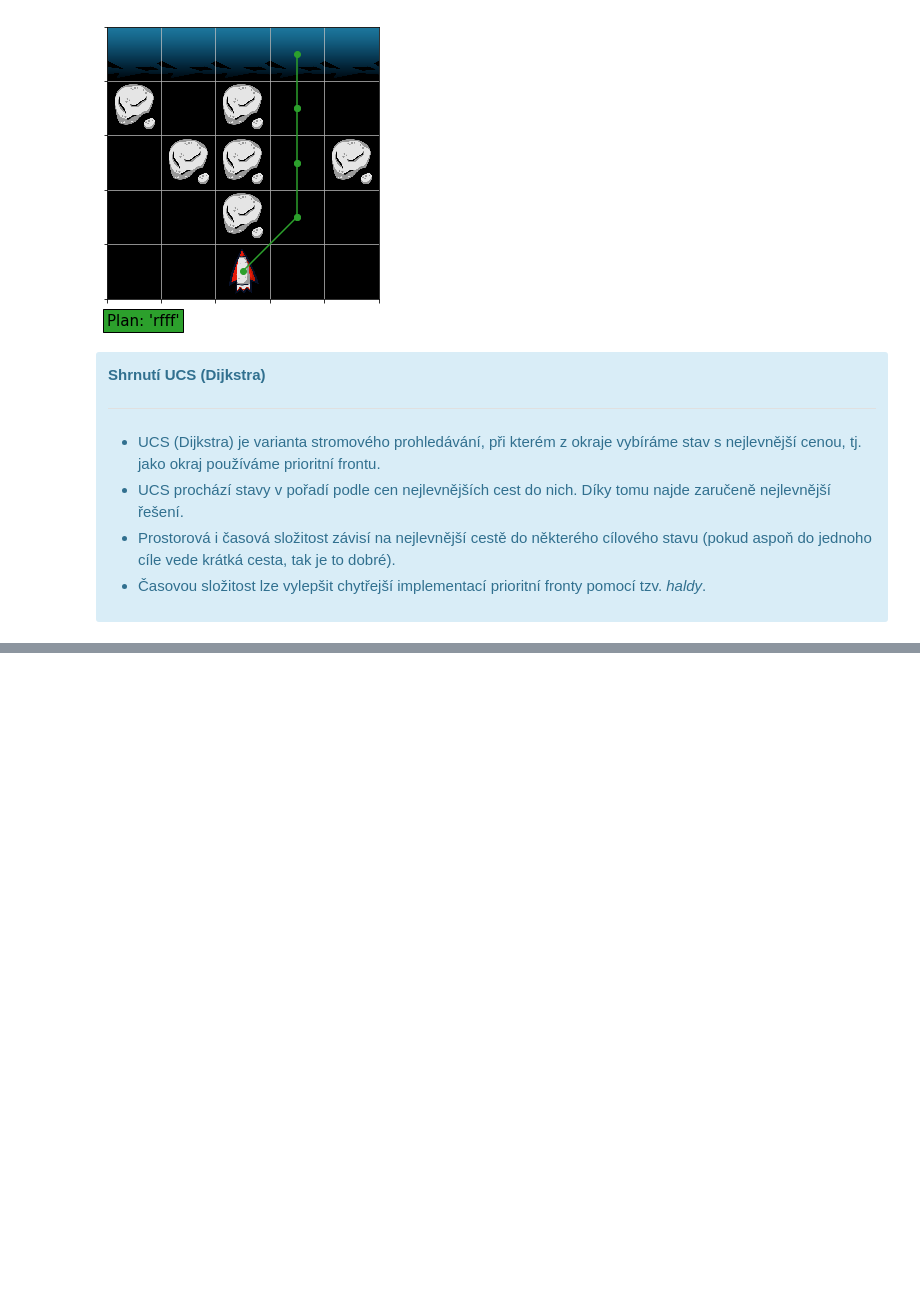
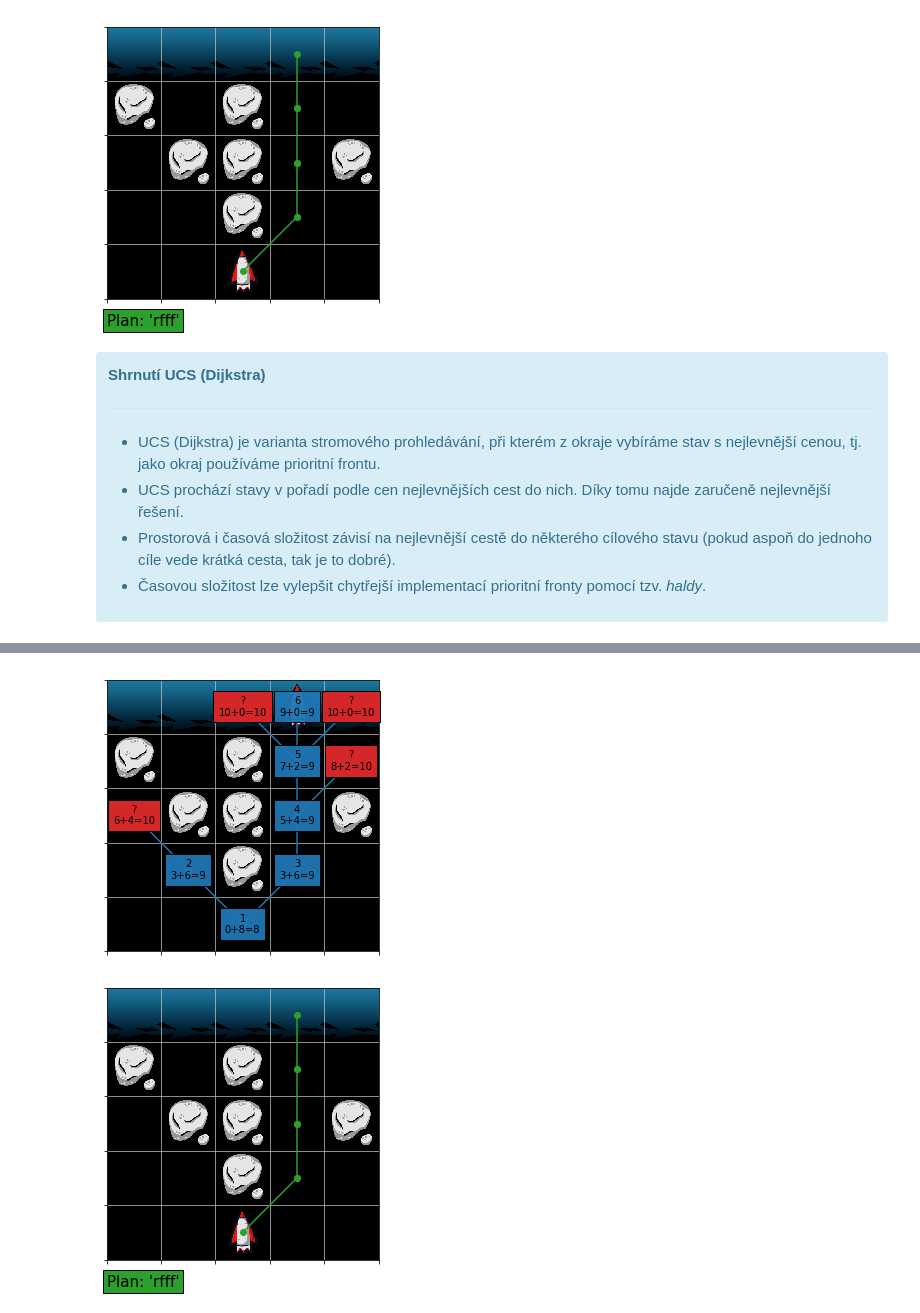
Before and after one commit to effa/ai-search-workshop, a Jupyter notebook: workshop.ipynb, the cells around one changed output, grey strips where cells are left out. Saved outputs shown, nothing was run; the diff lists cells and outputs as text; code cells hidden in the pictures; blank space fills up the shorter version.

```diff
--- a/workshop.ipynb
+++ b/workshop.ipynb
@@ -900,3 +674,0 @@ TODO: ukázat příklad, kdy UCS prohledává zbytečně moc (potřeba červích
-# %%
-def heuristic_distance(state):
-    return state.spaceship.row
@@ -993,0 +684,14 @@ show_path(a_star(state, heuristic=heuristic_distance))
+# %%
+def heuristic_distance(state):
+    # Cilovy radek ma hodnotu 0, radek pod nim 1, atd.
+    vertical_distance = state.spaceship.row
+    # Jaka by byla cena, kdyby raketka mohla letet porad rovne.
+    return vertical_distance * ACTION_COSTS['f']
+
+state = parse_state(
+'| | | | | |'
+'|A| |A| | |'
+'| |A|A| |A|'
+'| |S|A| | |'
+'| | | | | |')
+heuristic_distance(state)
@@ -993,0 +748,26 @@ show_path(a_star(state, heuristic=heuristic_distance))
+# %%
+def a_star(initial_state):
+    fringe = {initial_state}
+    costs = {initial_state: 0}
+    heuristic = {initial_state: heuristic_distance(initial_state)}
+    plans = {initial_state: ''}
+    while fringe:
+        # TODO: Implementujte krok A*.
+        log_search_step(state, fringe, costs, heuristic)
+
+
+state = parse_state(
+'| | | | | |'
+'|A| |A| | |'
+'| |A|A| |A|'
+'| | |A| | |'
+'| | |S| | |')
+with visualize_search(state, costs=True, heuristic=True, interactive=False):
+    # Vzorove reseni:
+    plan = solutions.a_star(state)
+    # Vase reseni:
+    #plan = a_star(state)
+show_plan(state, plan)
+# %% [output]
+[figure, added]
+[figure, added]
```
Also changed, not shown: parts of 27 cells of this notebook, 2 other files.
